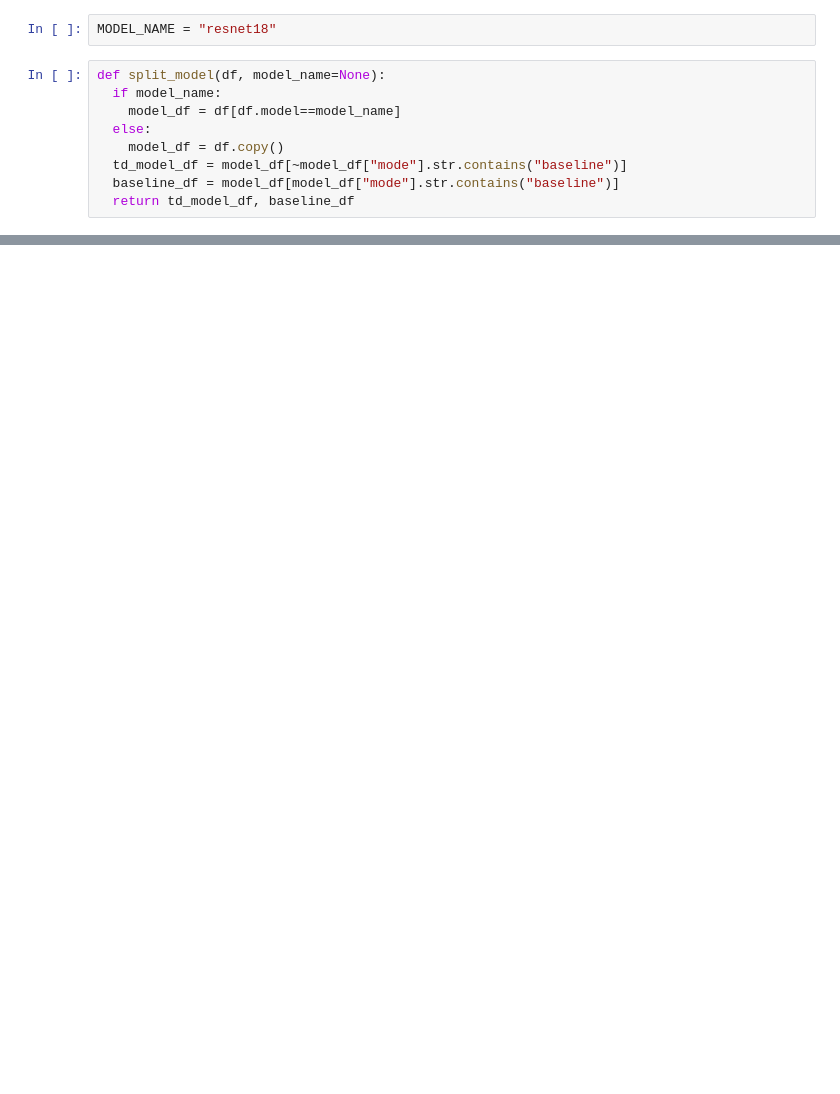
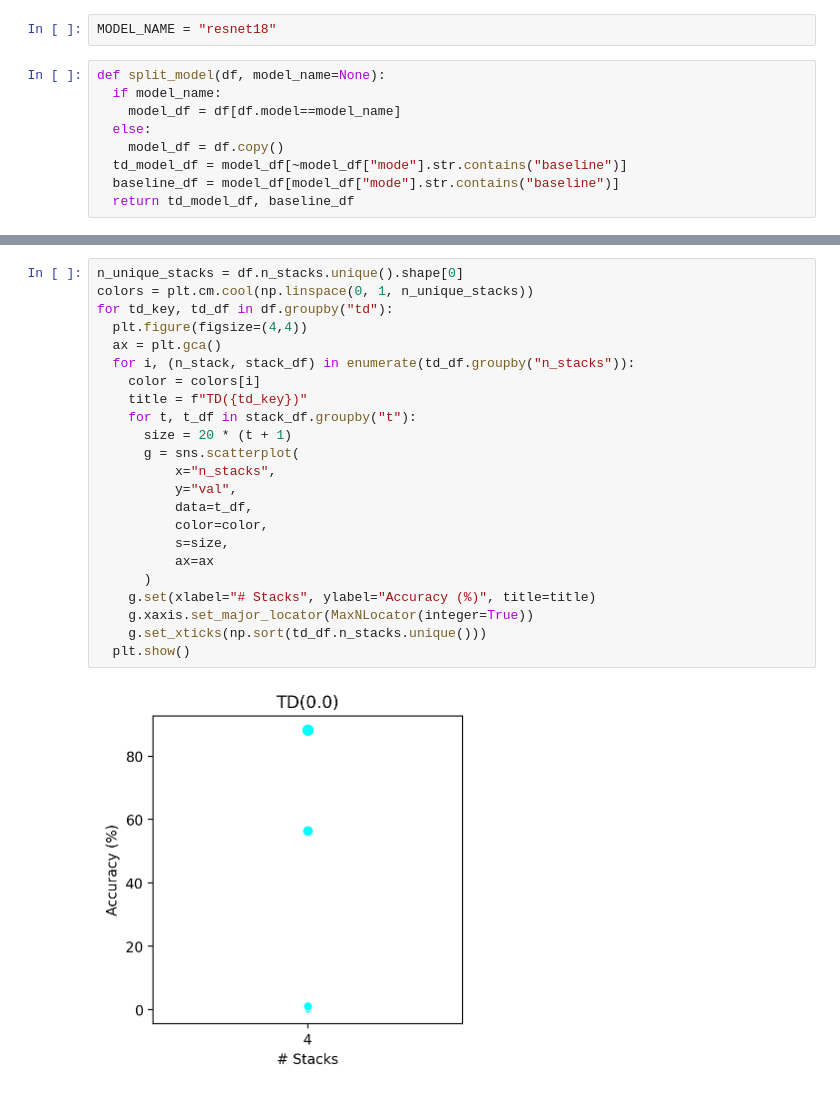
Before and after one commit to michael-iuzzolino/CascadedPoseEstimation, a Jupyter notebook: Analysis.ipynb, the cells around one changed output, grey strips where cells are left out. Cells and saved outputs as stored; diff of their text form; blank space fills up the shorter version.

```diff
--- a/Analysis.ipynb
+++ b/Analysis.ipynb
@@ -142,0 +144,25 @@ for model_key, model_df in df.groupby("model"):
+# %%
+n_unique_stacks = df.n_stacks.unique().shape[0]
+colors = plt.cm.cool(np.linspace(0, 1, n_unique_stacks))
+for td_key, td_df in df.groupby("td"):
+  plt.figure(figsize=(4,4))
+  ax = plt.gca()
+  for i, (n_stack, stack_df) in enumerate(td_df.groupby("n_stacks")):
+    color = colors[i]
+    title = f"TD({td_key})"
+    for t, t_df in stack_df.groupby("t"):
+      size = 20 * (t + 1)
+      g = sns.scatterplot(
+          x="n_stacks",
+          y="val",
+          data=t_df,
+          color=color,
+          s=size,
+          ax=ax
+      )
+    g.set(xlabel="# Stacks", ylabel="Accuracy (%)", title=title)
+    g.xaxis.set_major_locator(MaxNLocator(integer=True))
+    g.set_xticks(np.sort(td_df.n_stacks.unique()))
+  plt.show()
+# %% [output]
+[figure, added]
```
Also changed, not shown: parts of 11 cells of this notebook, 7 other files.
